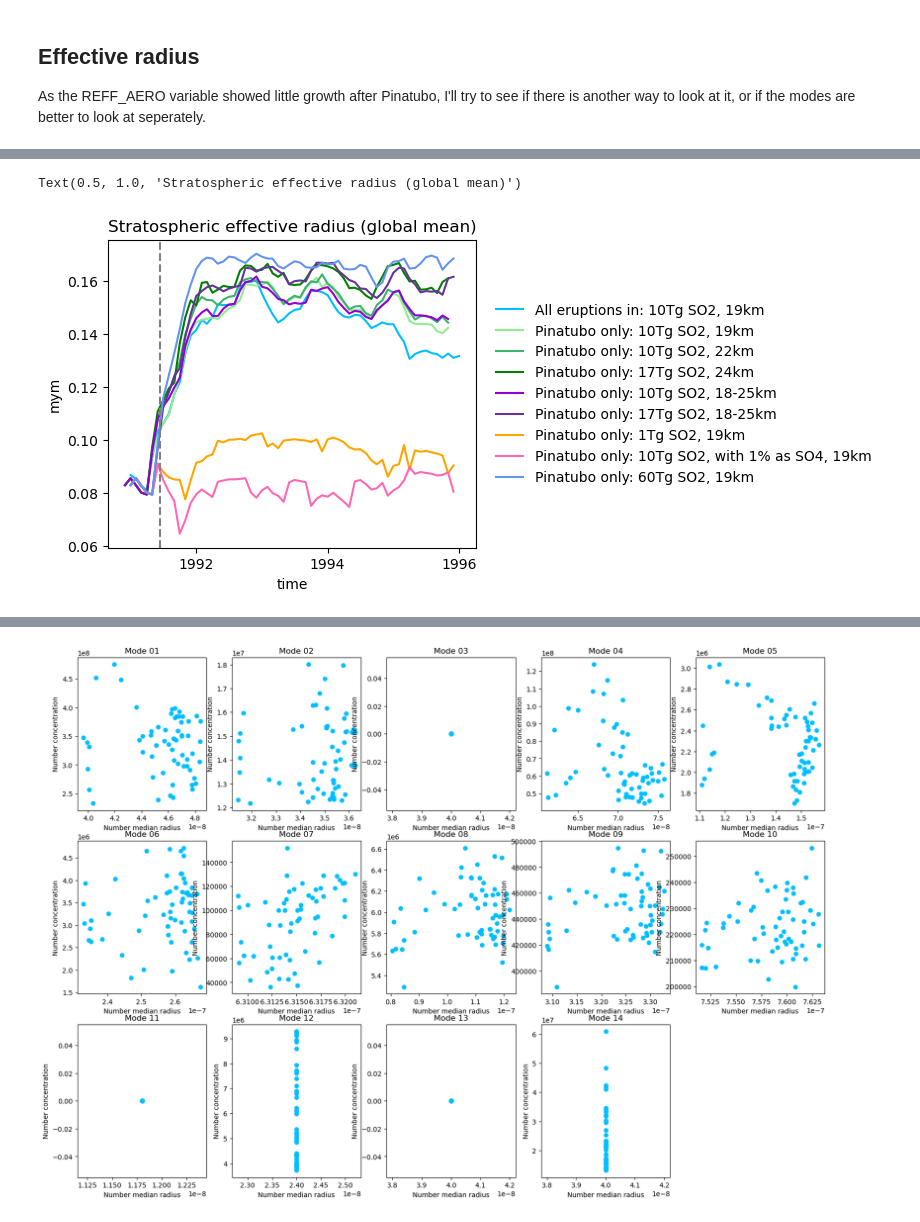
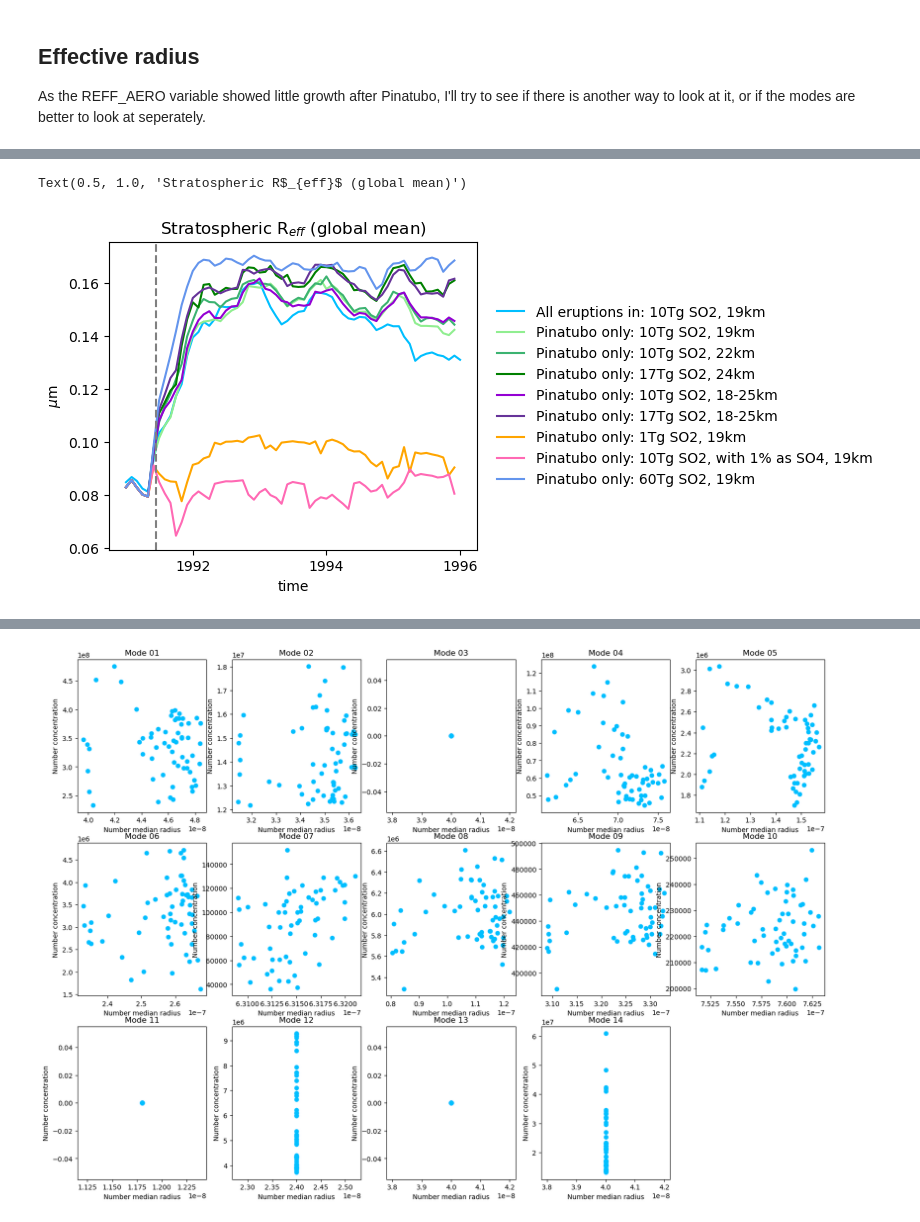
Before and after one commit to EliHHogemo/master_thesis, a Jupyter notebook: reff_plotting.ipynb, the cells around one changed output, grey strips where cells are left out. Saved outputs shown, nothing was run; the diff lists cells and outputs as text; code cells hidden in the pictures.

```diff
--- a/reff_plotting.ipynb
+++ b/reff_plotting.ipynb
@@ -184,37 +182,37 @@ SReff = SReff.sel(time=slice("1991-01-01", "1996-01-01"))
 SReff_19_c = compute_SReff(ds_19_c, p_lev_upper = p_lev_19_c, weighted_lat=weighted_lat_19_c, weighted_lev=weighted_lev_19_c)
 SReff_22 = compute_SReff(ds_22, p_lev_upper=p_lev_22, weighted_lat=weighted_lat_22, weighted_lev=weighted_lev_22)
 SReff_24 = compute_SReff(ds_24, p_lev_upper=p_lev_24, weighted_lat=weighted_lat_24, weighted_lev=weighted_lev_24)
 SReff_1825 = compute_SReff(ds_1825, p_lev_upper=p_lev_1825, weighted_lat=weighted_lat_1825, weighted_lev=weighted_lev_1825)
 SReff_1825_17tg = compute_SReff(ds_1825_17tg, p_lev_upper=p_lev_1825_17tg, weighted_lat=weighted_lat_1825_17tg, weighted_lev=weighted_lev_1825_17tg)
 SReff_1tg = compute_SReff(ds_1tg, p_lev_upper=p_lev_1tg, weighted_lat=weighted_lat_1tg, weighted_lev=weighted_lev_1tg)
 SReff_1pr = compute_SReff(ds_1pr, p_lev_upper=p_lev_1pr, weighted_lat=weighted_lat_1pr, weighted_lev=weighted_lev_1pr)
 SReff_60tg = compute_SReff(ds_60tg, p_lev_upper=p_lev_60tg, weighted_lat=weighted_lat_60tg, weighted_lev=weighted_lev_60tg)
 
 fig, ax = plt.subplots(figsize=(7, 4))
 SReff.plot(ax=ax, color="deepskyblue", label="All eruptions in: 10Tg SO2, 19km")
 SReff_19_c.plot(ax=ax, color="lightgreen", label="Pinatubo only: 10Tg SO2, 19km")
 SReff_22.plot(ax=ax, color="mediumseagreen", label="Pinatubo only: 10Tg SO2, 22km")
 SReff_24.plot(ax=ax, color="green", label="Pinatubo only: 17Tg SO2, 24km")
 SReff_1825.plot(ax=ax, color="darkviolet", label="Pinatubo only: 10Tg SO2, 18-25km")
 SReff_1825_17tg.plot(ax=ax, color="rebeccapurple", label="Pinatubo only: 17Tg SO2, 18-25km")
 SReff_1tg.plot(ax=ax, color="orange", label="Pinatubo only: 1Tg SO2, 19km")
 SReff_1pr.plot(ax=ax, color="hotpink", label="Pinatubo only: 10Tg SO2, with 1% as SO4, 19km")
 SReff_60tg.plot(ax=ax, color="cornflowerblue", label="Pinatubo only: 60Tg SO2, 19km")
 
 tline = cftime.DatetimeNoLeap(1991, 6, 15)
 ax.axvline(tline, color="gray", linestyle="--")
 
 fig.subplots_adjust(right=0.65)
 ax.legend(
     loc="center left",
     bbox_to_anchor=(1.02, 0.5),
     frameon=False
 )
-ax.set_ylabel("mym")
-ax.set_title("Stratospheric effective radius (global mean)")
+ax.set_ylabel("$\mu$m")
+ax.set_title("Stratospheric R$_{eff}$ (global mean)")
 # %% [output]
-Text(0.5, 1.0, 'Stratospheric effective radius (global mean)')
+Text(0.5, 1.0, 'Stratospheric R$_{eff}$ (global mean)')
-[figure, old version]
+[figure, new version]
 # %%
 SReff = compute_SReff(ds_19, p_lev_upper = p_lev_19, weighted_lat=weighted_lat_19, weighted_lev=weighted_lev_19, lat_range=(-20,20))
 SReff = SReff.sel(time=slice("1991-01-01", "1996-01-01"))
```
Also changed, not shown: parts of 13 cells of this notebook, 7 other files.
